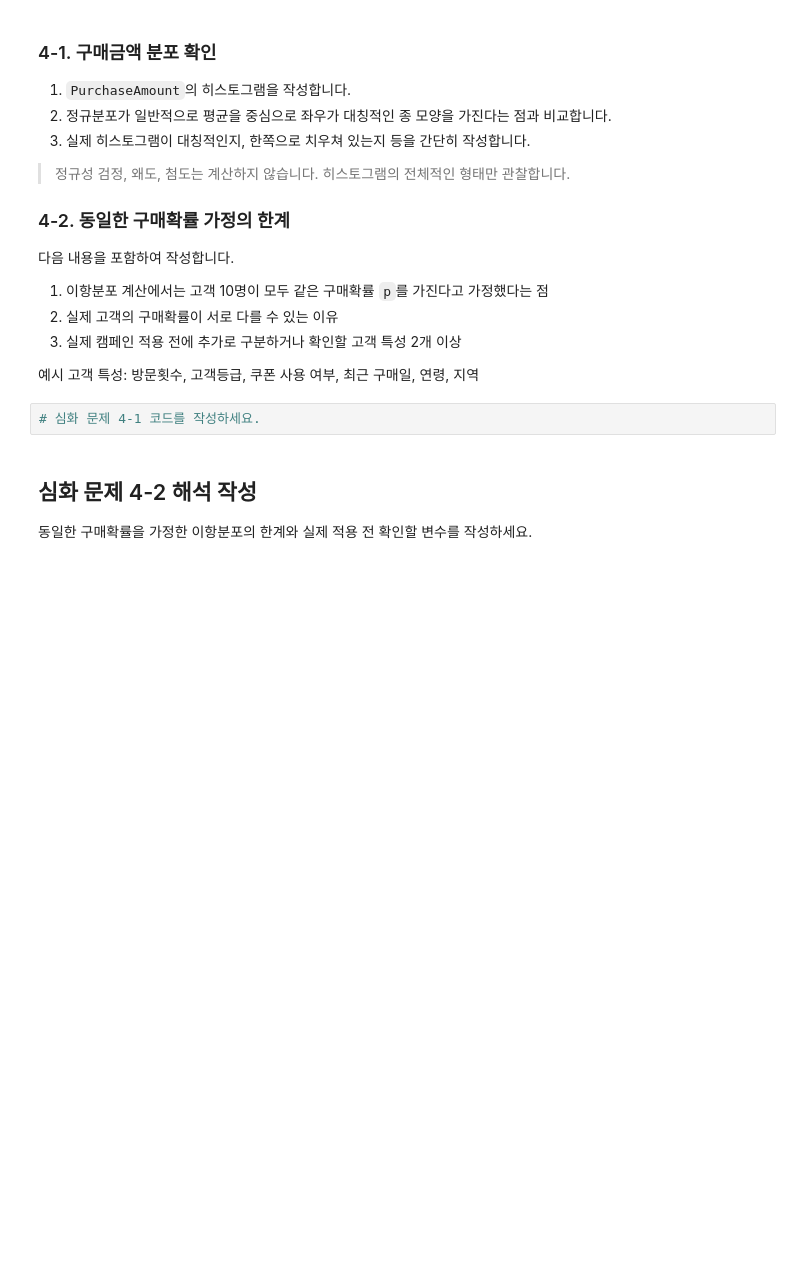
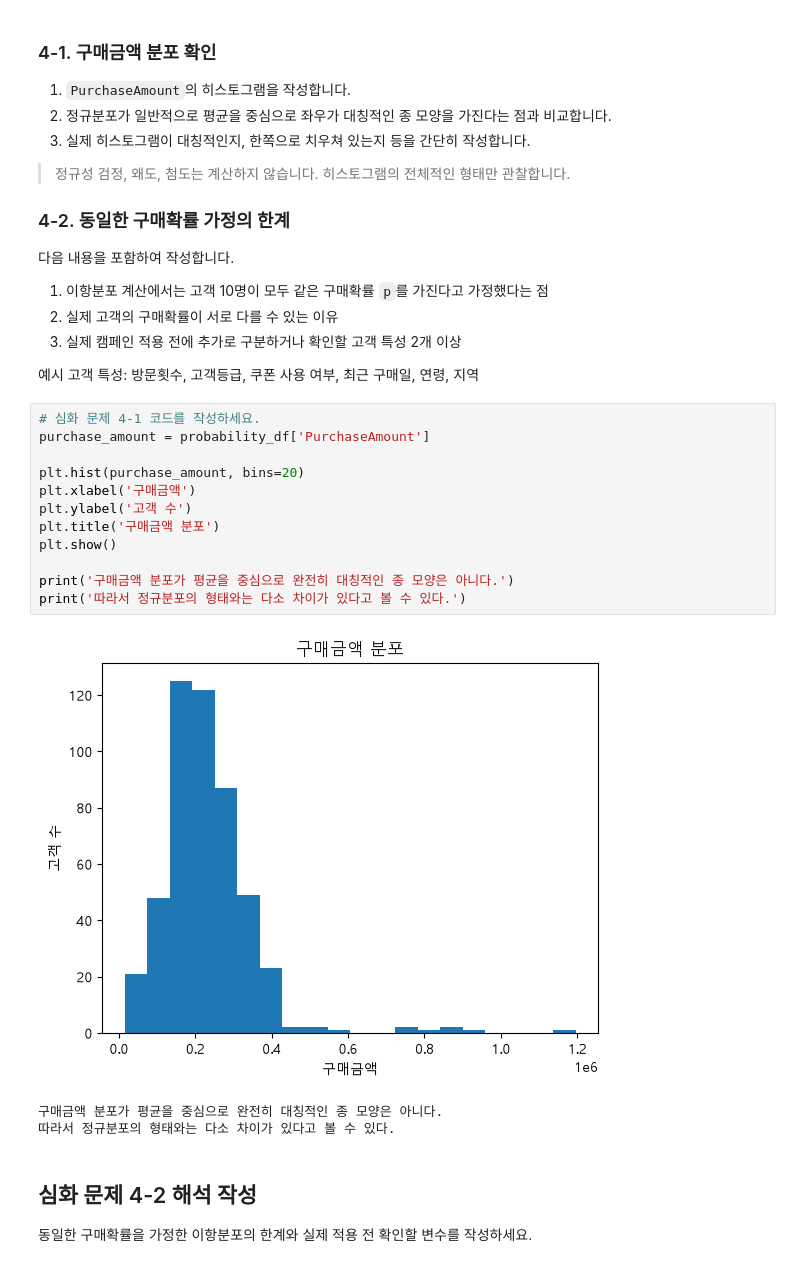
Before and after one commit to takkoyakki143/python-basic-assignment--, a Jupyter notebook: basic-statistics-assignment-서윤하/Part5_고객구매여부_확률분포분석_실습.ipynb, the cells around one changed output. Cells and saved outputs as stored; diff of their text form; blank space fills up the shorter version.

```diff
--- a/basic-statistics-assignment-서윤하/Part5_고객구매여부_확률분포분석_실습.ipynb
+++ b/basic-statistics-assignment-서윤하/Part5_고객구매여부_확률분포분석_실습.ipynb
@@ -203,6 +274,20 @@ print('전체 고객 수:', len('PurchaseYN'))
 예시 고객 특성: 방문횟수, 고객등급, 쿠폰 사용 여부, 최근 구매일, 연령, 지역
 # %%
 # 심화 문제 4-1 코드를 작성하세요.
+purchase_amount = probability_df['PurchaseAmount']
+
+plt.hist(purchase_amount, bins=20)
+plt.xlabel('구매금액')
+plt.ylabel('고객 수')
+plt.title('구매금액 분포')
+plt.show()
+
+print('구매금액 분포가 평균을 중심으로 완전히 대칭적인 종 모양은 아니다.')
+print('따라서 정규분포의 형태와는 다소 차이가 있다고 볼 수 있다.')
+# %% [output]
+[figure, added]
+구매금액 분포가 평균을 중심으로 완전히 대칭적인 종 모양은 아니다.
+따라서 정규분포의 형태와는 다소 차이가 있다고 볼 수 있다.
 # %% [markdown]
 ## 심화 문제 4-2 해석 작성
 
```
Also changed, not shown: parts of 2 cells of this notebook, 2 other files.
